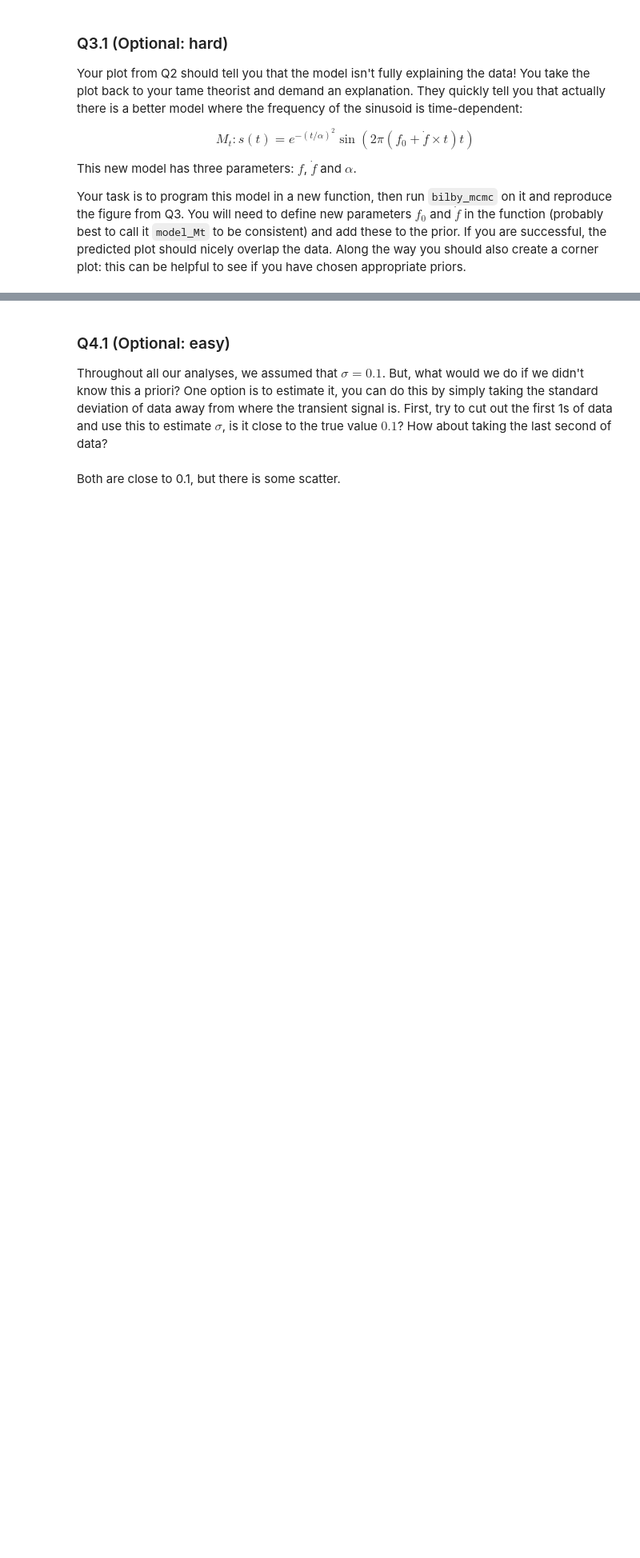
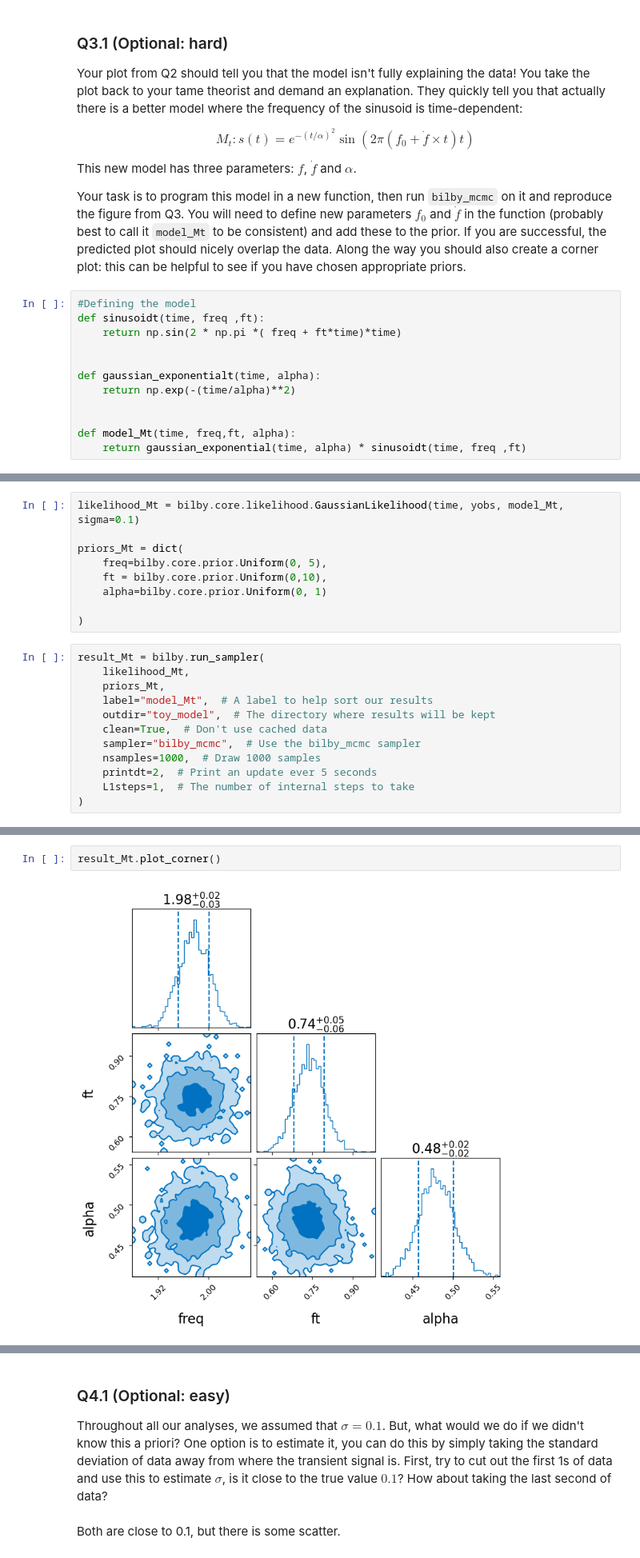
Before and after one commit to tankolhe/odw-2024, a Jupyter notebook: Tutorials/Day_3/Tuto_3.1_Introduction_to_parameter_estimation.ipynb, the cells around one changed output, grey strips where cells are left out. Shown at 80% size. Saved outputs shown, nothing was run; the diff lists cells and outputs as text; blank space fills up the shorter version.

```diff
--- a/Tutorials/Day_3/Tuto_3.1_Introduction_to_parameter_estimation.ipynb
+++ b/Tutorials/Day_3/Tuto_3.1_Introduction_to_parameter_estimation.ipynb
@@ -465,3 +474,15 @@ $$ M_t: s(t) = e^{-(t/\alpha)^2} \sin\left(2\pi (f_0 + \dot{f} \times t) t\right
 This new model has three parameters: $f$, $\dot{f}$ and $\alpha$.
 
 Your task is to program this model in a new function, then run `bilby_mcmc` on it and reproduce the figure from Q3. You will need to define new parameters $f_0$ and $\dot{f}$ in the function (probably best to call it `model_Mt` to be consistent) and add these to the prior. If you are successful, the predicted plot should nicely overlap the data. Along the way you should also create a corner plot: this can be helpful to see if you have chosen appropriate priors.
+# %%
+#Defining the model
+def sinusoidt(time, freq ,ft):
+    return np.sin(2 * np.pi *( freq + ft*time)*time)
+
+
+def gaussian_exponentialt(time, alpha):
+    return np.exp(-(time/alpha)**2)
+
+
+def model_Mt(time, freq,ft, alpha):
+    return gaussian_exponential(time, alpha) * sinusoidt(time, freq ,ft)
@@ -467,0 +526,21 @@ Your task is to program this model in a new function, then run `bilby_mcmc` on i
+# %%
+likelihood_Mt = bilby.core.likelihood.GaussianLikelihood(time, yobs, model_Mt, sigma=0.1)
+
+priors_Mt = dict(
+    freq=bilby.core.prior.Uniform(0, 5),
+    ft = bilby.core.prior.Uniform(0,10),
+    alpha=bilby.core.prior.Uniform(0, 1)
+
+)
+# %%
+result_Mt = bilby.run_sampler(
+    likelihood_Mt,
+    priors_Mt,
+    label="model_Mt",  # A label to help sort our results
+    outdir="toy_model",  # The directory where results will be kept
+    clean=True,  # Don't use cached data
+    sampler="bilby_mcmc",  # Use the bilby_mcmc sampler
+    nsamples=1000,  # Draw 1000 samples
+    printdt=2,  # Print an update ever 5 seconds
+    L1steps=1,  # The number of internal steps to take
+)
@@ -467,0 +584,4 @@ Your task is to program this model in a new function, then run `bilby_mcmc` on i
+# %%
+result_Mt.plot_corner()
+# %% [output]
+[figure, added]
```
Also changed, not shown: parts of 16 cells of this notebook, 1 other file.
